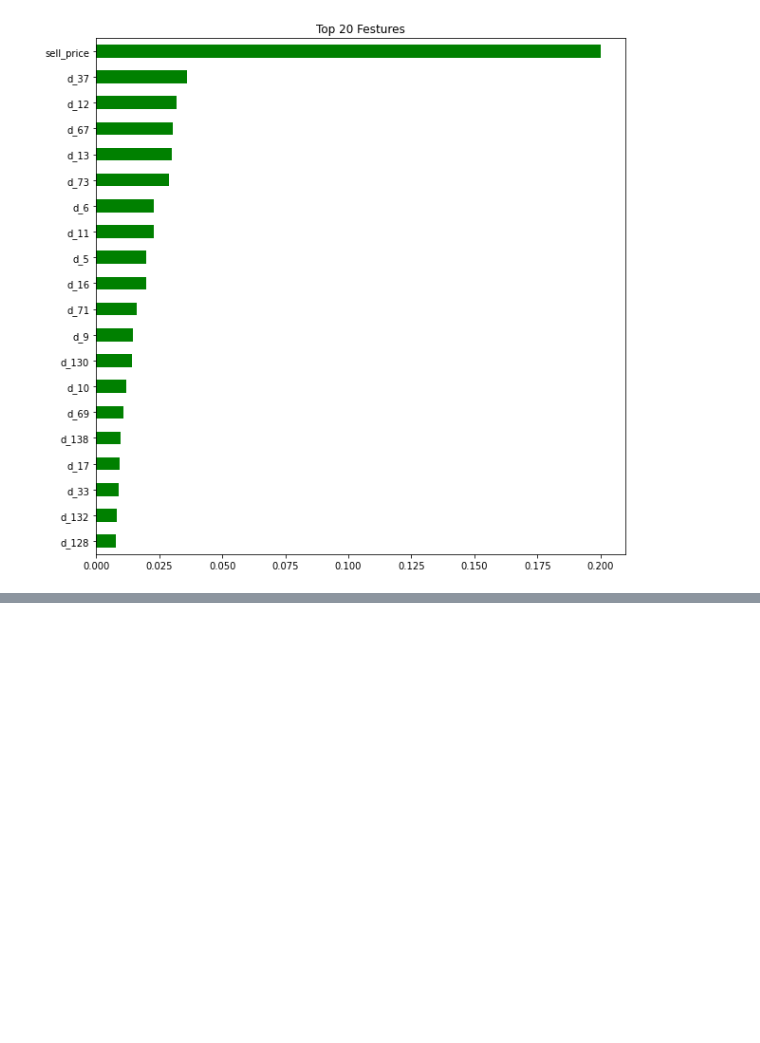
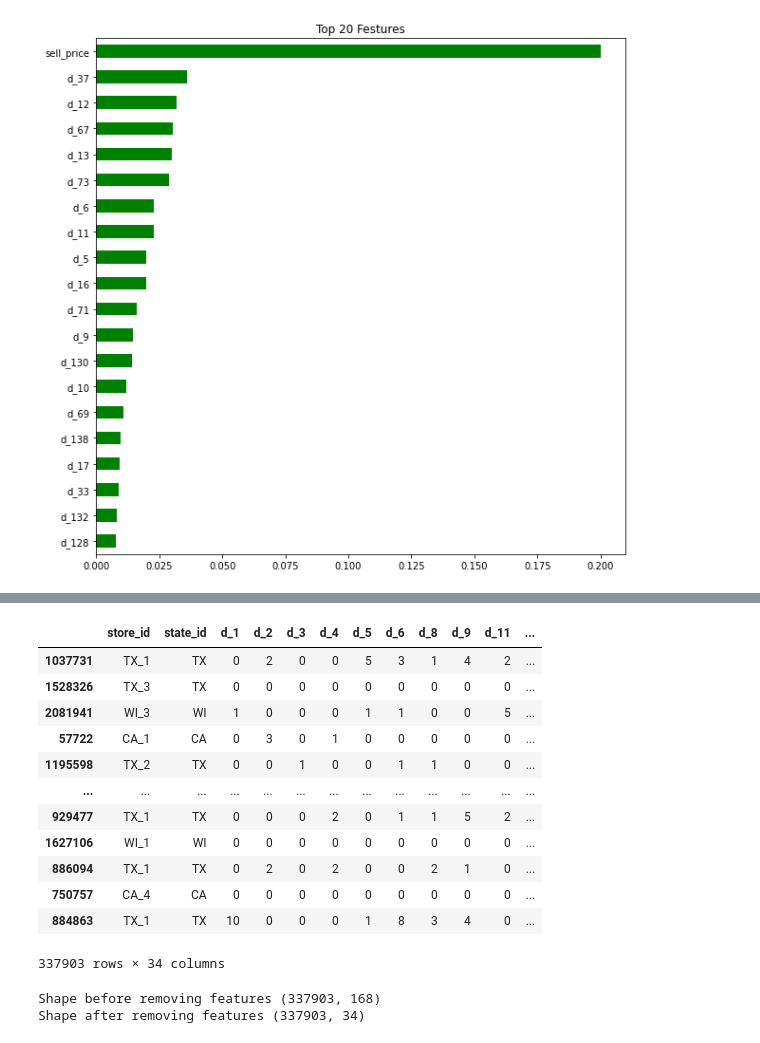
Before and after one commit to JenBanks8585/DS-Unit-2-Applied-Modeling, a Jupyter notebook: Jen_Banks_Walmart_project_on_Collab.ipynb, the cells around one changed output, grey strips where cells are left out. Cells and saved outputs as stored; diff of their text form; code cells hidden in the pictures; blank space fills up the shorter version.

```diff
--- a/Jen_Banks_Walmart_project_on_Collab.ipynb
+++ b/Jen_Banks_Walmart_project_on_Collab.ipynb
@@ -352,0 +470,11 @@ importances.sort_values()[-n:].plot.barh(color='green');
+# %%
+# Trying out a different feature
+
+feature= 'd_37'
+X_test_permuted=X_test.copy()
+X_test[feature]=np.random.permutation(X_test[feature])
+score_permuted=classifier.score(X_test_permuted, y_test)
+
+print(f'Test set accuracy with {feature}:{score}')
+print(f'Test set accuracy score with {feature} permuted:{score_permuted}')
+print(f'Permutation importance: {score-score_permuted}')
@@ -352,0 +492,11 @@ importances.sort_values()[-n:].plot.barh(color='green');
+# %%
+transformers=make_pipeline(
+    ce.OrdinalEncoder(),
+    SimpleImputer(strategy='median')
+)
+
+X_train_transformed=transformers.fit_transform(X_train)
+X_test_transformed=transformers.fit_transform(X_test)
+
+model=RandomForestClassifier(n_estimators=100, n_jobs=-1, random_state=42)
+model.fit(X_train_transformed, y_train)
@@ -352,0 +514,14 @@ importances.sort_values()[-n:].plot.barh(color='green');
+# %%
+import eli5
+from eli5.sklearn import PermutationImportance
+
+permuter=PermutationImportance(
+    model,
+    scoring='accuracy',
+    n_iter=5,
+    random_state=42
+)
+
+permuter.fit(X_test_transformed, y_test)
+
+permuter.feature_importances_
@@ -352,0 +589,28 @@ importances.sort_values()[-n:].plot.barh(color='green');
+# %%
+# Setting constraints for feature importances
+
+minimum_importance = 0.0002
+mask= permuter.feature_importances_>minimum_importance
+features= X_train.columns[mask]
+X_train_subset= X_train[features]
+X_train_subset
+# %% [output]
+|  | store_id | state_id | d_1 | d_2 | d_3 | d_4 | d_5 | d_6 | d_8 | d_9 | d_11 | ... |
+| 1037731 | TX_1 | TX | 0 | 2 | 0 | 0 | 5 | 3 | 1 | 4 | 2 | ... |
+| 1528326 | TX_3 | TX | 0 | 0 | 0 | 0 | 0 | 0 | 0 | 0 | 0 | ... |
+| 2081941 | WI_3 | WI | 1 | 0 | 0 | 0 | 1 | 1 | 0 | 0 | 5 | ... |
+| 57722 | CA_1 | CA | 0 | 3 | 0 | 1 | 0 | 0 | 0 | 0 | 0 | ... |
+| 1195598 | TX_2 | TX | 0 | 0 | 1 | 0 | 0 | 1 | 1 | 0 | 0 | ... |
+| ... | ... | ... | ... | ... | ... | ... | ... | ... | ... | ... | ... | ... |
+| 929477 | TX_1 | TX | 0 | 0 | 0 | 2 | 0 | 1 | 1 | 5 | 2 | ... |
+| 1627106 | WI_1 | WI | 0 | 0 | 0 | 0 | 0 | 0 | 0 | 0 | 0 | ... |
+| 886094 | TX_1 | TX | 0 | 2 | 0 | 2 | 0 | 0 | 2 | 1 | 0 | ... |
+| 750757 | CA_4 | CA | 0 | 0 | 0 | 0 | 0 | 0 | 0 | 0 | 0 | ... |
+| 884863 | TX_1 | TX | 10 | 0 | 0 | 0 | 1 | 8 | 3 | 4 | 0 | ... |
+337903 rows × 34 columns
+# %%
+print('Shape before removing features', X_train.shape)
+print('Shape after removing features',X_train_subset.shape)
+# %% [output]
+Shape before removing features (337903, 168)
+Shape after removing features (337903, 34)
```
Also changed, not shown: parts of 24 cells of this notebook.
